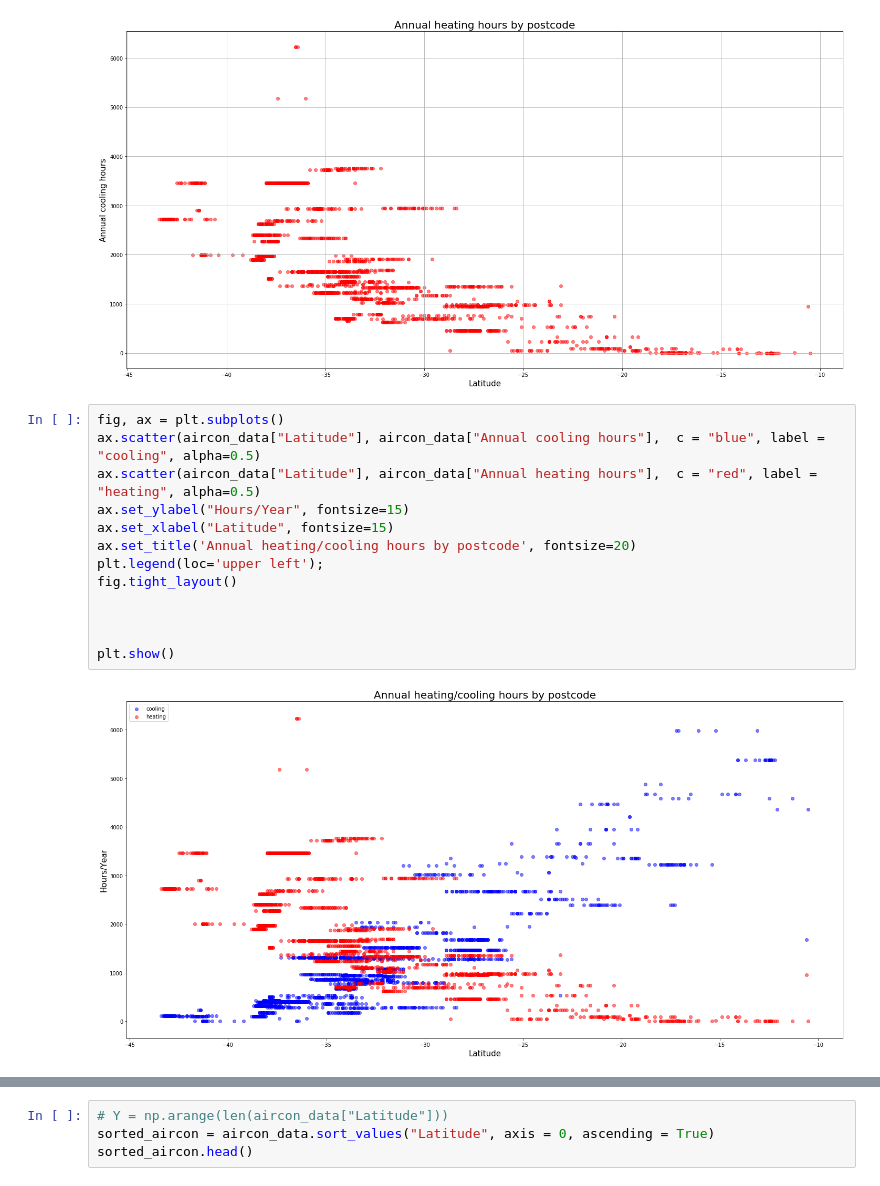
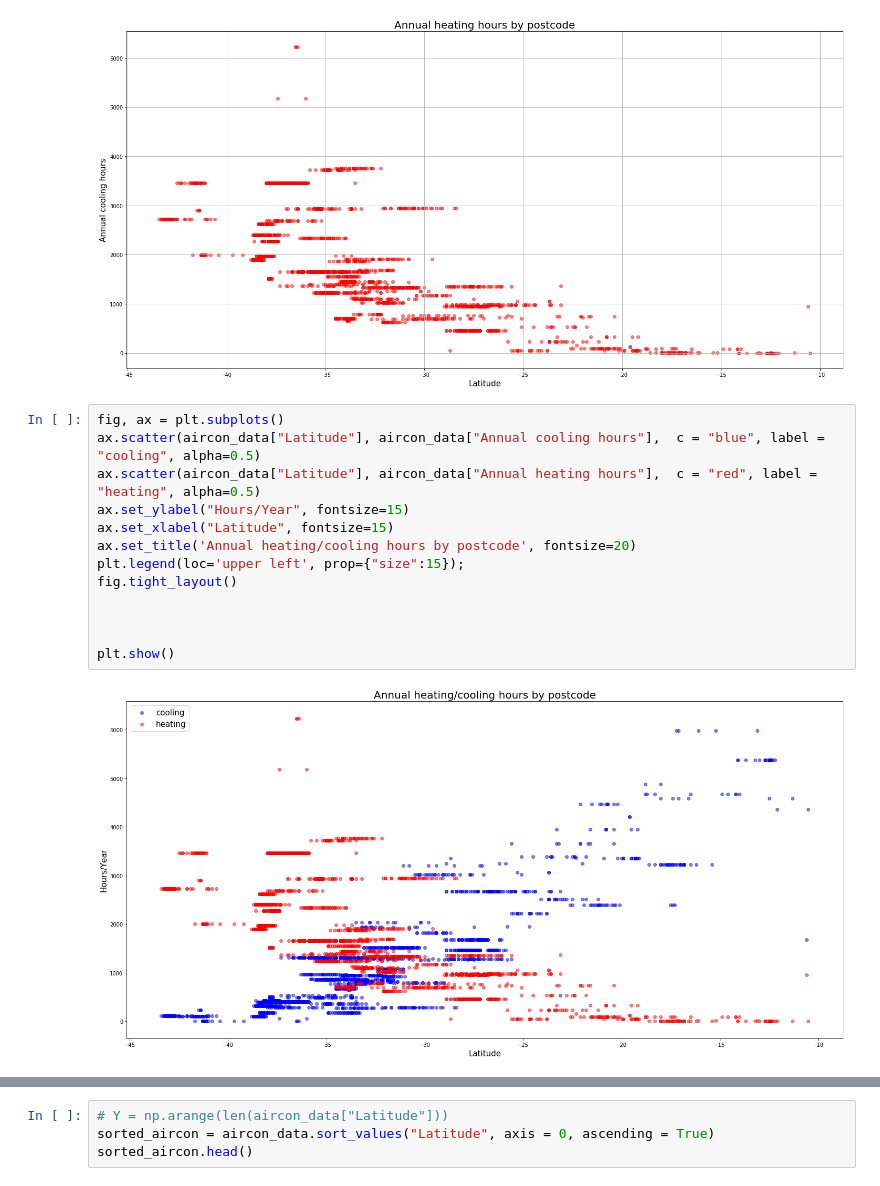
Before and after one commit to tomwyb/code1161base, a Jupyter notebook: aircon.ipynb, the cells around one changed output, grey strips where cells are left out. Drawn from its saved outputs; the diff is of its cells as text.

```diff
--- a/aircon.ipynb
+++ b/aircon.ipynb
@@ -73,18 +84,18 @@ plt.show()
 # %%
 fig, ax = plt.subplots()
 ax.scatter(aircon_data["Latitude"], aircon_data["Annual cooling hours"],  c = "blue", label = "cooling", alpha=0.5)
 ax.scatter(aircon_data["Latitude"], aircon_data["Annual heating hours"],  c = "red", label = "heating", alpha=0.5)
 ax.set_ylabel("Hours/Year", fontsize=15)
 ax.set_xlabel("Latitude", fontsize=15)
 ax.set_title('Annual heating/cooling hours by postcode', fontsize=20)
-plt.legend(loc='upper left');
+plt.legend(loc='upper left', prop={"size":15});
 fig.tight_layout()
 
 
 
 plt.show()
 # %% [output]
-[figure, old version]
+[figure, new version]
 # %%
 fig, ax = plt.subplots()
 ax.scatter(aircon_data["Latitude"], aircon_data["Annual cooling hours"],  c = "blue", label = "cooling", alpha=0.5)
```
Also changed, not shown: parts of 84 cells of this notebook, 26 other files.
